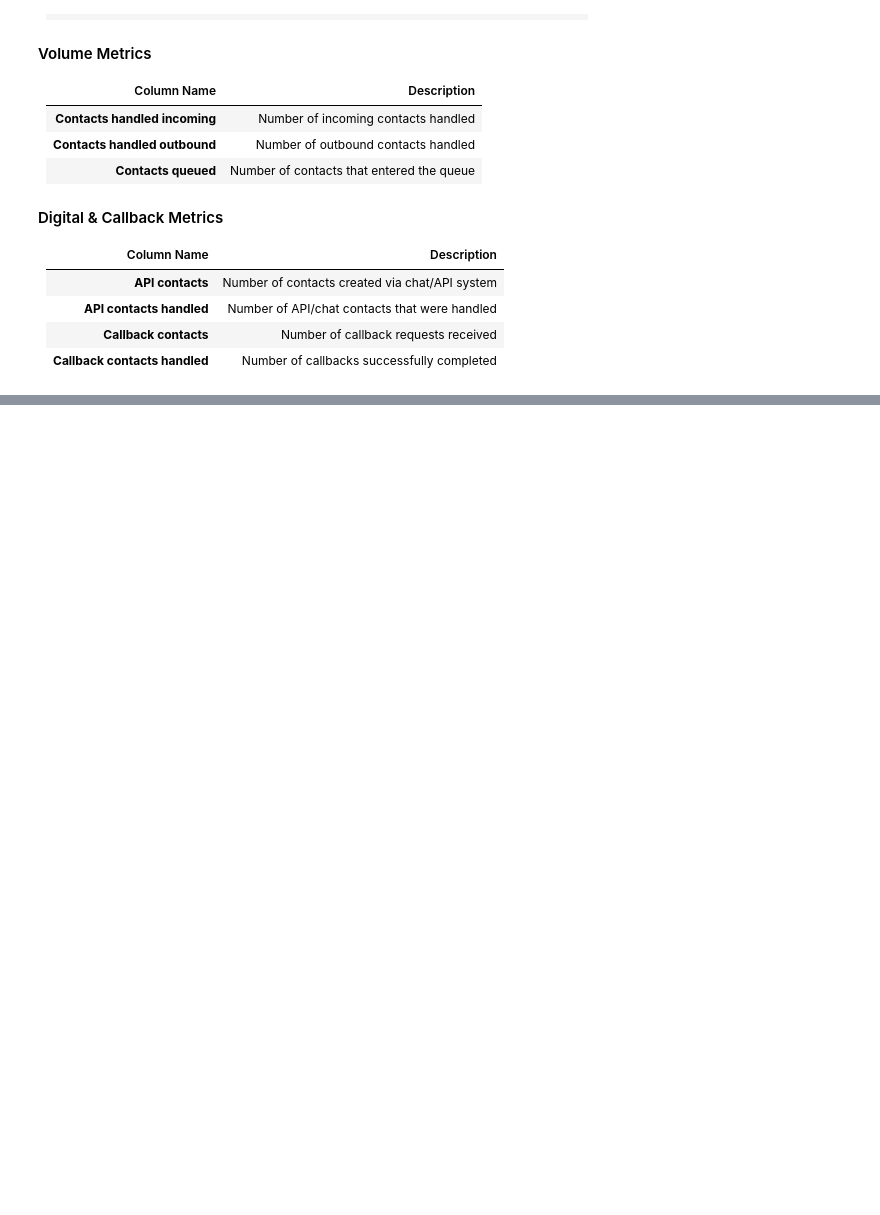
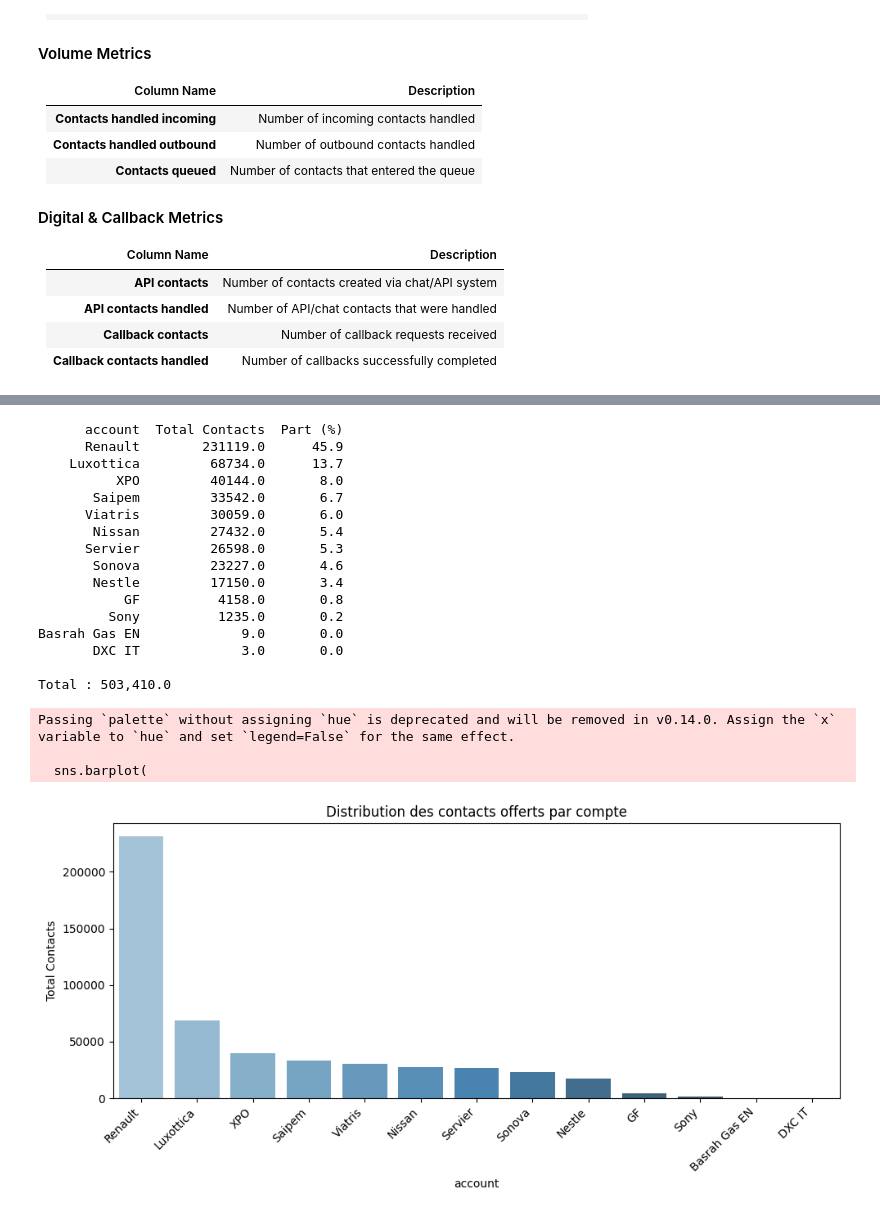
Before and after one commit to raniamaamer/Rania-Maamer-DXC, a Jupyter notebook: notebook/data-comprehension.ipynb, the cells around one changed output, grey strips where cells are left out. Saved outputs shown, nothing was run; the diff lists cells and outputs as text; code cells hidden in the pictures; blank space fills up the shorter version.

```diff
--- a/notebook/data-comprehension.ipynb
+++ b/notebook/data-comprehension.ipynb
@@ -727,13 +1022,15 @@ Number of duplicate rows: 3586
 # %%
 if 'StartInterval' in All_Queues.columns:
-    All_Queues['StartInterval'] = pd.to_datetime(All_Queues['StartInterval'], errors='coerce')
+    All_Queues['StartInterval'] = pd.to_datetime(
+        All_Queues['StartInterval'], errors='coerce'
+    )
 
-    first_date = All_Queues['StartInterval'].min()
-    last_date = All_Queues['StartInterval'].max()
+    valid_dates = All_Queues['StartInterval'].dropna()
 
-    print("\nDate range for StartInterval:")
-    print(first_date, "to", last_date)
+    first_date = valid_dates.min()
+    last_date  = valid_dates.max()
 
-    days_between = (last_date - first_date).days
-    print("Number of days between first and last date:", days_between)
+    print("Date range:", first_date, "→", last_date)
+    print("Nombre de jours:", (last_date - first_date).days)
+    print("Lignes avec date invalide:", All_Queues['StartInterval'].isna().sum())
 # %% [output]
@@ -791,3 +1088,64 @@ freq                      200335
+# %%
+sheet1 = pd.read_excel('../data/SLA.xlsx', sheet_name='Sheet1')
+
+merged_all = All_Queues.merge(
+    sheet1[['Queue name', 'account']],
+    left_on='Queue',
+    right_on='Queue name',
+    how='left'
+)
+merged_all['account'] = merged_all['account'].fillna('Non mappé')
+
+# Agrégation par compte
+distribution = (
+    merged.groupby('account')['Contacts queued']
+    .sum()
+    .reset_index()
+    .rename(columns={'Contacts queued': 'Total Contacts'})
+    .sort_values('Total Contacts', ascending=False)
+)
+
+distribution['Part (%)'] = (
+    distribution['Total Contacts'] /
+    distribution['Total Contacts'].sum() * 100
+).round(1)
+
+print(distribution.to_string(index=False))
+print(f"\nTotal : {distribution['Total Contacts'].sum():,}")
+
+# Visualisation
+plt.figure(figsize=(10, 5))
+sns.barplot(
+    data=distribution,
+    x='account',
+    y='Total Contacts',
+    palette='Blues_d'
+)
+plt.title('Distribution des contacts offerts par compte')
+plt.xticks(rotation=45, ha='right')
+plt.tight_layout()
+plt.show()
+# %% [output]
+      account  Total Contacts  Part (%)
+      Renault        231119.0      45.9
+    Luxottica         68734.0      13.7
+          XPO         40144.0       8.0
+       Saipem         33542.0       6.7
+      Viatris         30059.0       6.0
+       Nissan         27432.0       5.4
+      Servier         26598.0       5.3
+       Sonova         23227.0       4.6
+       Nestle         17150.0       3.4
+           GF          4158.0       0.8
+         Sony          1235.0       0.2
+Basrah Gas EN             9.0       0.0
+       DXC IT             3.0       0.0
+
+Total : 503,410.0
+Passing `palette` without assigning `hue` is deprecated and will be removed in v0.14.0. Assign the `x` variable to `hue` and set `legend=False` for the same effect.
+
+  sns.barplot(
+[figure, added]
 # %%
 for col in numerical_cols:
     plt.figure(figsize=(6,4))
```
Also changed, not shown: parts of 20 cells of this notebook, 3 other files.
